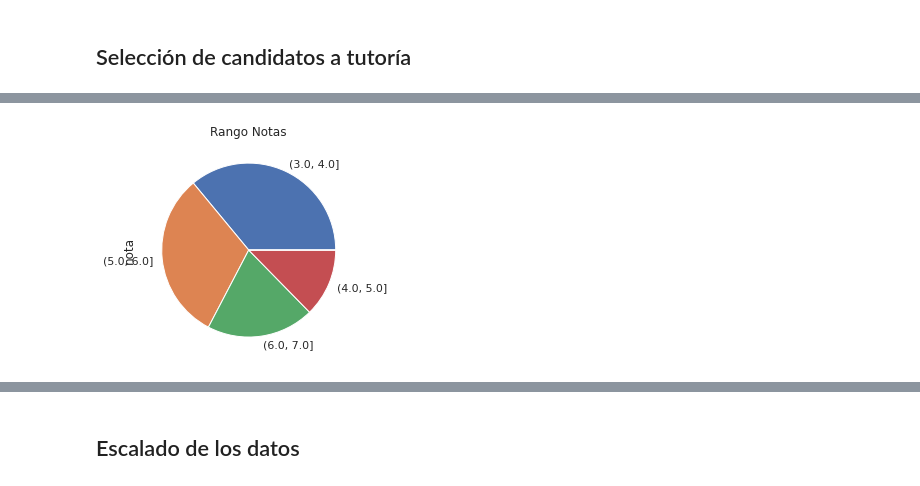
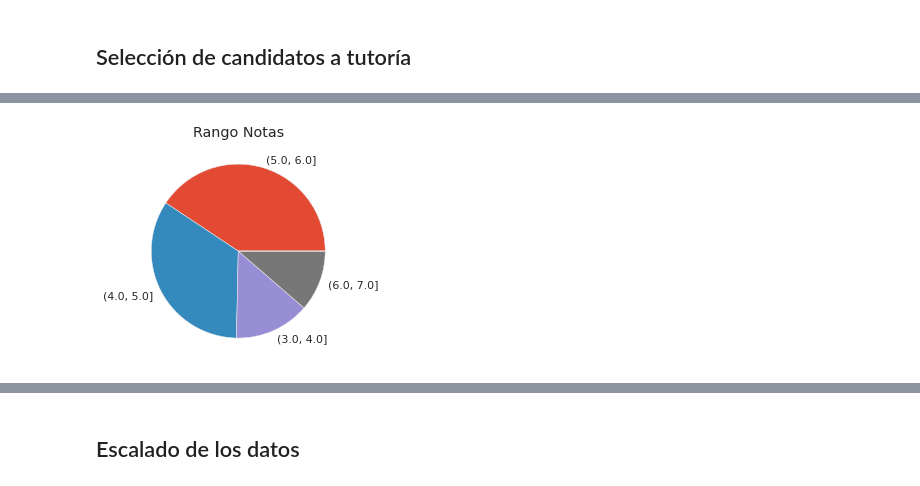
Before and after one commit to jamezahidalgo/PilotoTutoria, a Jupyter notebook: PRY_ModeloTutoria.ipynb, the cells around one changed output, grey strips where cells are left out. Cells and saved outputs as stored; diff of their text form; code cells hidden in the pictures.

```diff
--- a/PRY_ModeloTutoria.ipynb
+++ b/PRY_ModeloTutoria.ipynb
@@ -75,0 +252,4 @@ data_frame.columns = data_frame.columns.str.lower().str.replace(".", "_", regex=
+# %%
+file_name = "Simulate_Data_01.csv"
+initial_data = load_data(file_name)
+initial_data.head()
@@ -75,0 +267,6 @@ data_frame.columns = data_frame.columns.str.lower().str.replace(".", "_", regex=
+# %%
+if validate_CSV(initial_data, 8) == True:
+  data_frame = calculate_columns(initial_data, N_ITEMS)
+  print('Archivo CSV CORRECTO!!!')
+else:
+  print('Archivo CSV, no cumple con estándar')
@@ -132,0 +381,7 @@ dtype: int64
+# %%
+def get_norm_gaussian(data_frame, column):
+  return norm.fit(data_frame[column])
+# %%
+params = get_norm_gaussian(data_frame, 'nota')
+data_frame['prob_total'] = [norm(params[0], params[1]).cdf(x) for x in data_frame.nota]
+data_frame.prob_total.hist(grid=False);
@@ -195,5 +465,11 @@ data_selected.groupby('categoria')[['puntaje','nota']].describe()
 # %%
 data = pd.cut(data_frame.nota, bins=[1.0,2.0,3.0,4.0,5.0,6.0,7.0]).value_counts()
+plt.axis("off")
+plt.style.use('ggplot')
 data.plot(kind="pie", title="Rango Notas");
+plt.style.use('default')
+
+#data.plot(kind="bar",stacked=True, rot=45);
+#plot = data_frame.plot.pie(subplots=True, figsize=(11, 6))
 # %% [output]
-[figure, old version]
+[figure, new version]
```
Also changed, not shown: parts of 118 cells of this notebook.
